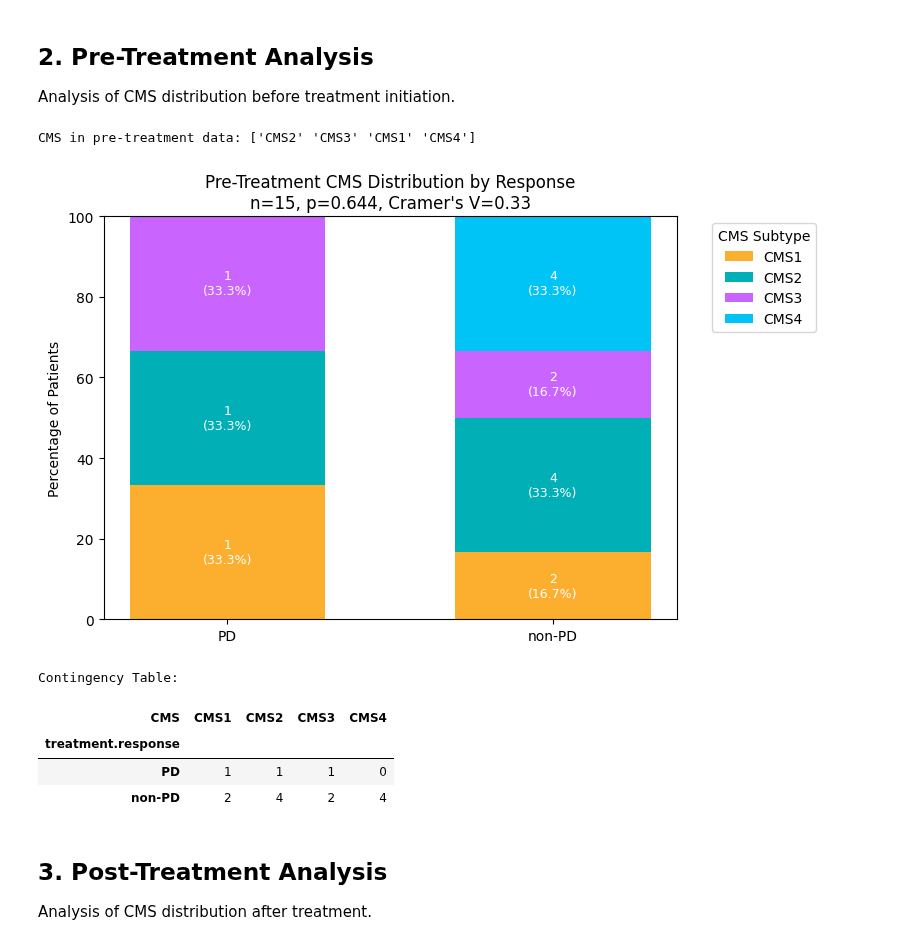
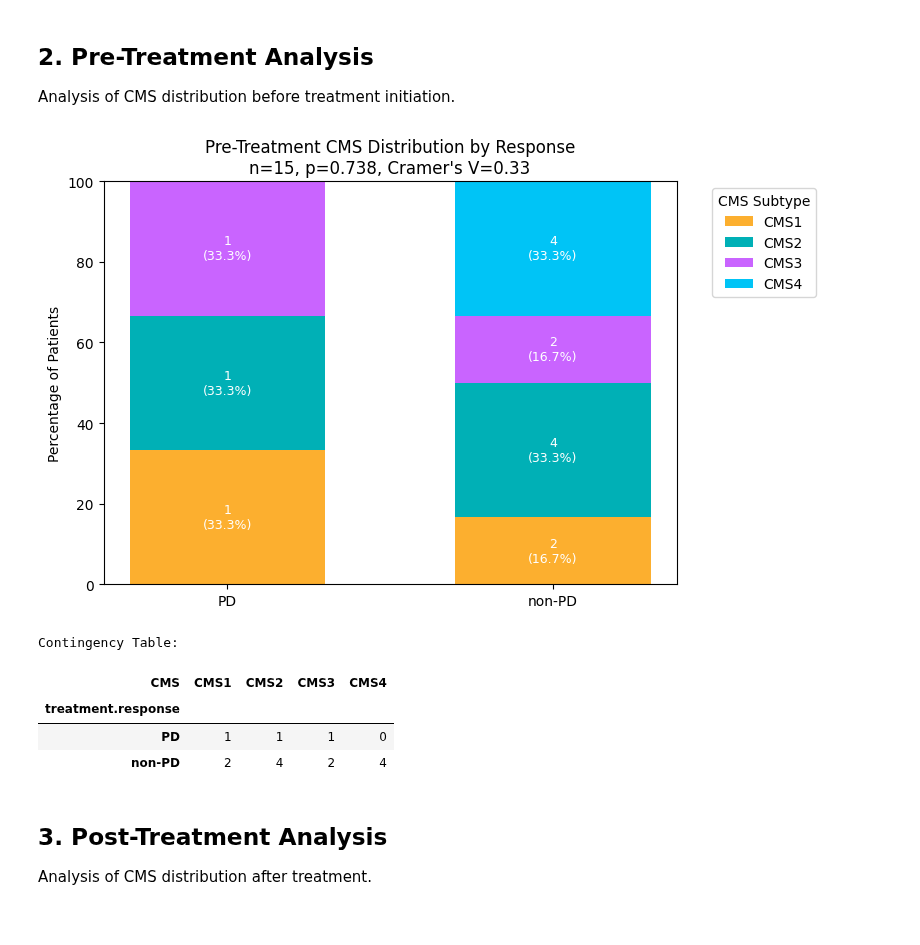
Before and after one commit to lkmaks/mcrc-cetuximab-analysis, a Jupyter notebook: notebooks/task_10/cms_distribution_by_response.ipynb, the cells around one changed output. Saved outputs shown, nothing was run; the diff lists cells and outputs as text; code cells hidden in the pictures.

```diff
--- a/notebooks/task_10/cms_distribution_by_response.ipynb
+++ b/notebooks/task_10/cms_distribution_by_response.ipynb
@@ -45,42 +45,41 @@ pre_counts = pd.crosstab(pre_df['treatment.response'], pre_df['CMS'])
 pre_percent = pre_counts.div(pre_counts.sum(axis=1), axis=0) * 100
 
 # Statistical testing
-chi2_pre, p_pre, dof_pre, _ = chi2_contingency(pre_counts)
+chi2_pre, p_pre, dof_pre, _ = chi2_contingency(pre_counts, correction=False, method=PermutationMethod())
 n_pre = pre_counts.sum().sum()
 cramers_v_pre = np.sqrt(chi2_pre / (n_pre * (min(pre_counts.shape)-1)))
 
 # Visualization
 fig, ax = plt.subplots(figsize=(8,5))
 bottom = np.zeros(len(pre_percent))
 
 for cms in cms_colors:
     vals = pre_percent[cms].values
     ax.bar(pre_percent.index, vals, bottom=bottom,
            label=cms, color=cms_colors[cms], width=0.6)
 
     # Add labels
     for i, (val, btm) in enumerate(zip(vals, bottom)):
         if val > 5:  # Only label visible segments
             count = pre_counts[cms].iloc[i]
             ax.text(i, btm + val/2, f"{count}\n({val:.1f}%)",
                    ha='center', va='center', color='white', fontsize=9)
     bottom += vals
 
 # Formatting
 ax.set_ylabel('Percentage of Patients')
 ax.set_title(f"Pre-Treatment CMS Distribution by Response\nn={n_pre}, p={p_pre:.3f}, Cramer's V={cramers_v_pre:.2f}")
 ax.set_ylim(0, 100)
 ax.legend(title='CMS Subtype', bbox_to_anchor=(1.05, 1))
 plt.tight_layout()
 plt.show()
 
 # Display counts
 print("Contingency Table:")
 display(pre_counts)
 # %% [output]
+[figure]
-CMS in pre-treatment data: ['CMS2' 'CMS3' 'CMS1' 'CMS4']
+Contingency Table:
-[figure]
-Contingency Table:
 | CMS | CMS1 | CMS2 | CMS3 | CMS4 |
 | treatment.response |  |  |  |  |
 | PD | 1 | 1 | 1 | 0 |
```
Also changed, not shown: parts of 4 cells of this notebook, 18 other files.
